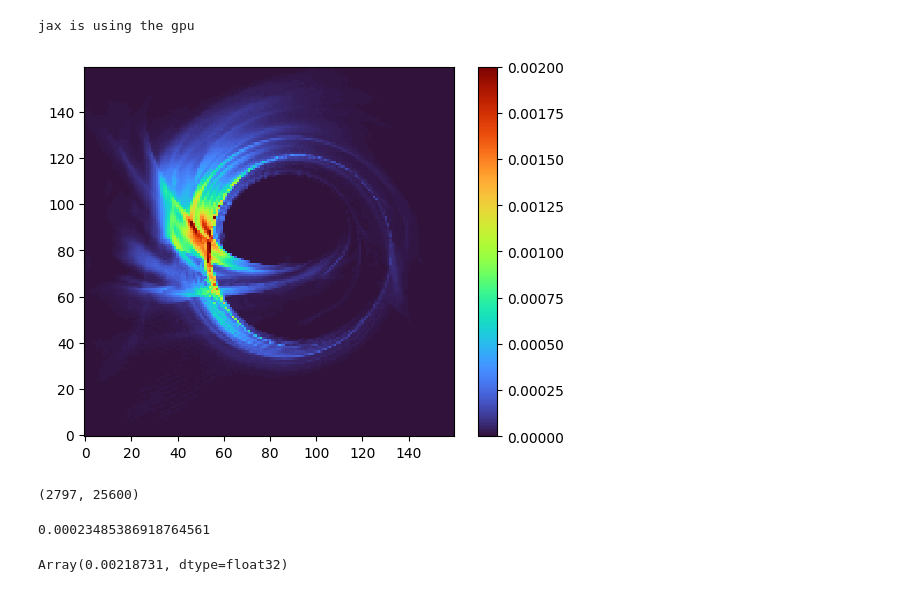
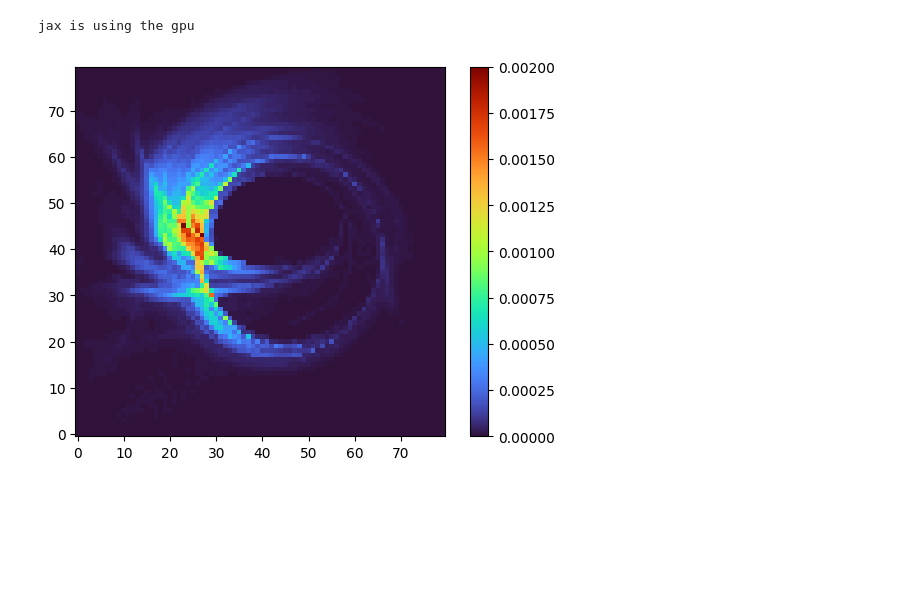
Before and after one commit to liamedeiros/Mahakala, a Jupyter notebook: demos/grmhd.ipynb, the cells around one changed output. Saved outputs shown, nothing was run; the diff lists cells and outputs as text; code cells hidden in the pictures; blank space fills up the shorter version.

```diff
--- a/demos/grmhd.ipynb
+++ b/demos/grmhd.ipynb
@@ -30,7 +30,7 @@ inclination_in_degrees = 60
 distance_in_rg = 1000
 
 fov = 10
-number_pixels_across = 160
+number_pixels_across = 80
 
 s0 = ma.initialize_geodesics_at_camera(bhspin, inclination_in_degrees, distance_in_rg, -fov, fov, number_pixels_across)
 # %%
@@ -93,7 +72,7 @@ absorptivity = absorptivity.at[sigma > sigma_cutoff].set(0.)
 I_new, I_list = solve_specific_intensity_newest(emissivity, absorptivity, final_dt, local_nu, observing_frequency, units['L_unit'])
 # %%
-im1 = plt.imshow(I_new.reshape((160, 160)).T, origin='lower', cmap='turbo', vmin=0, vmax=0.002, interpolation='none')
+im1 = plt.imshow(I_new.reshape((number_pixels_across, number_pixels_across)).T, origin='lower', cmap='turbo', vmin=0, vmax=0.002, interpolation='none')
 plt.colorbar(im1)
 plt.savefig('test.png')
 # %% [output]
-[figure, old version]
+[figure, new version]
@@ -120,12 +78,0 @@ for i in range(N-1,0,-1):
-# %%
-I_list = np.array(I_list)
-# %% [output]
-(2797, 25600)
-# %%
-np.max(I_list, axis=0).max()
-# %% [output]
-0.00023485386918764561
-# %%
-I_new.max()
-# %% [output]
-Array(0.00218731, dtype=float32)
```
Also changed, not shown: parts of 29 cells of this notebook.
